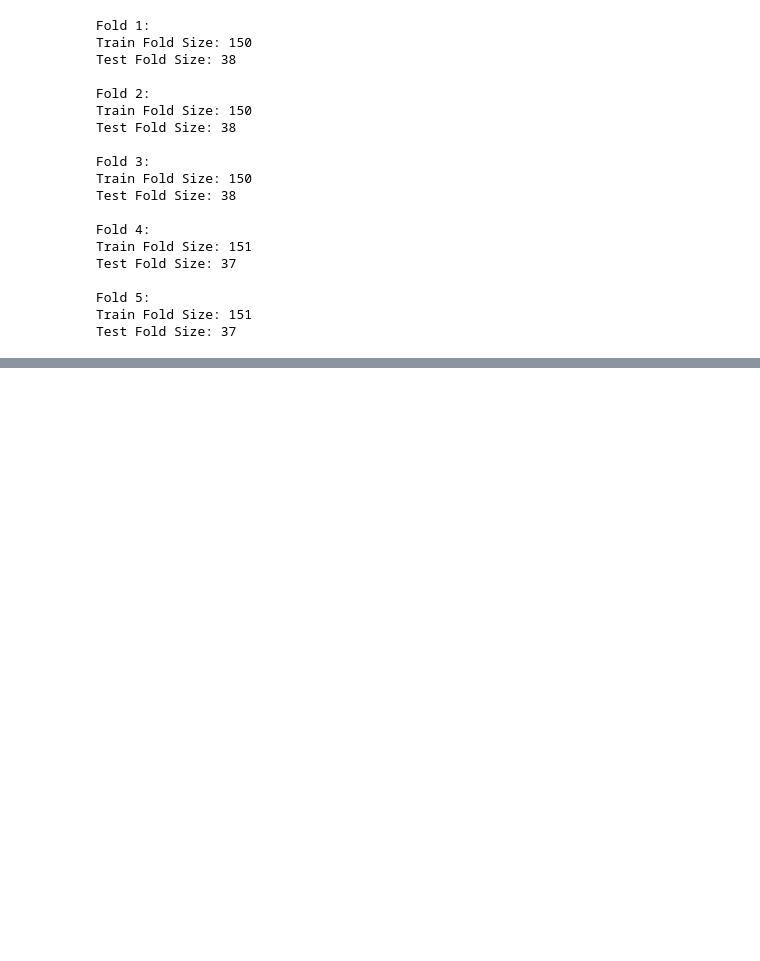
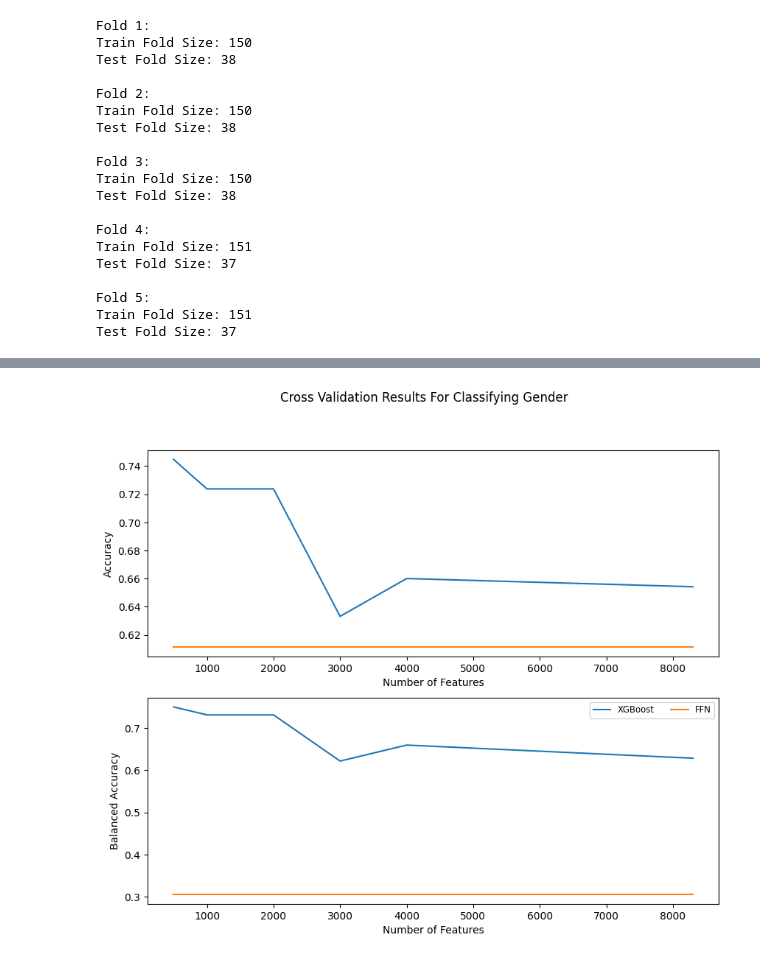
Before and after one commit to cekcreator/Mitigating-socio-demographic-bias, a Jupyter notebook: code/code.ipynb, the cells around one changed output, grey strips where cells are left out. Cells and saved outputs as stored; diff of their text form; code cells hidden in the pictures; blank space fills up the shorter version.

Commit message:
Added a plot to the code

```diff
--- a/code/code.ipynb
+++ b/code/code.ipynb
@@ -428,3 +436,5 @@ for i, (cols) in enumerate(genderDF.columns):
 
     corr, p = pearsonr(genderDF[cols], targetGender)
     genderCorr.append(corr)
+
+genderCorr = np.array(genderCorr)
@@ -513,18 +555,31 @@ def getAccAndBAcc(yPred, yTrue):
 # create deep learning model
 import tensorflow as tf
 from tensorflow.keras.models import Sequential
-from tensorflow.keras.layers import Dense
+from tensorflow.keras.layers import Dense, Dropout
 
 def getDLModel(inputShape):
 
     model = Sequential([
         Dense(128, activation='relu', input_shape=(inputShape,)),
+        Dropout(0.5),
         Dense(64, activation='relu'),
+        Dropout(0.5),
         Dense(32, activation='relu'),
+        Dropout(0.5),
         Dense(16, activation='relu'),
+        Dropout(0.5),
         Dense(8, activation='relu'),
         Dense(1, activation="sigmoid")
     ])
+
+    """ model = Sequential([
+        Dense(32, activation='relu', input_shape=(inputShape,)),
+        Dropout(0.5),
+        Dense(16, activation='relu'),
+        Dropout(0.5),
+        Dense(8, activation='relu'),
+        Dense(1, activation="sigmoid")
+    ]) """
 
     model.compile(
         optimizer='adam',
@@ -576,7 +631,7 @@ for n in numberOfFeatures:
 
         # train DL model
         FNN = getDLModel(train_fold.shape[1])
-        FNN.fit(train_fold, train_target_fold, epochs=100, verbose=0)
+        FNN.fit(train_fold, train_target_fold, epochs=10, verbose=0)
 
         # get test accuracy and balanced accuracy
         acc, bAcc = getAccAndBAcc(FNN.predict(test_fold), test_target_fold.to_numpy())
@@ -630,0 +715,18 @@ Max DL Number of Features: 500, with balanced accuracy of 41.11747970881098%
+# %%
+from matplotlib import pyplot as plt
+
+fig, ax = plt.subplots(2, figsize=(10, 8))
+fig.suptitle("Cross Validation Results For Classifying Gender")
+ax[0].plot(numberOfFeatures, accTree, label="XGBoost")
+ax[0].plot(numberOfFeatures, accDL, label="FFN")
+ax[0].set(xlabel="Number of Features", ylabel="Accuracy")
+plt.legend()
+
+ax[1].plot(numberOfFeatures, bAccTree, label="XGBoost")
+ax[1].plot(numberOfFeatures, bAccDL, label="FFN")
+ax[1].set(xlabel="Number of Features", ylabel="Balanced Accuracy")
+
+plt.legend(loc='upper right', fontsize='small', ncol=2)
+plt.show()
+# %% [output]
+[figure, added]
```
Also changed, not shown: parts of 6 cells of this notebook.
